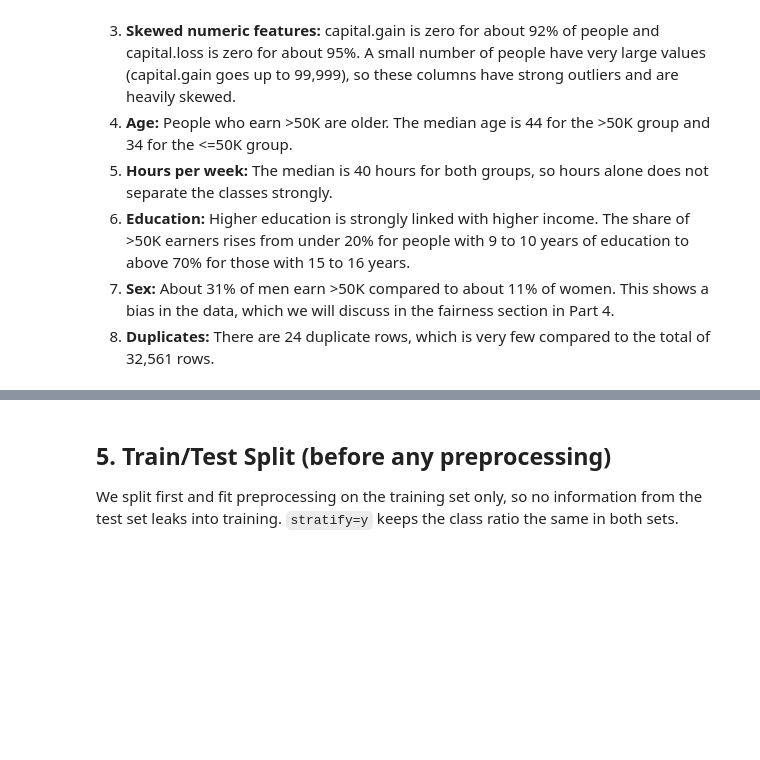
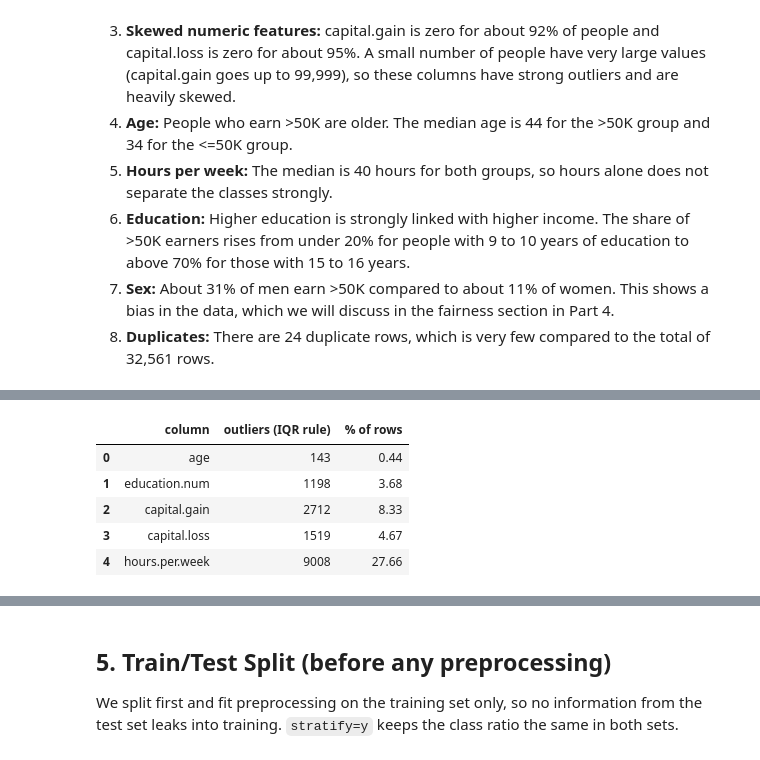
Before and after one commit to Urooj-Fatima-Muddsar/adult-income-ml-project, a Jupyter notebook: notebooks/part1.ipynb, the cells around one changed output, grey strips where cells are left out. Cells and saved outputs as stored; diff of their text form; code cells hidden in the pictures; blank space fills up the shorter version.

```diff
--- a/notebooks/part1.ipynb
+++ b/notebooks/part1.ipynb
@@ -163,0 +165,17 @@ plt.show()
+# %%
+num_check = ["age", "education.num", "capital.gain", "capital.loss", "hours.per.week"]
+rows = []
+for c in num_check:
+    q1, q3 = df[c].quantile([0.25, 0.75])
+    iqr = q3 - q1
+    low, high = q1 - 1.5 * iqr, q3 + 1.5 * iqr
+    n_out = ((df[c] < low) | (df[c] > high)).sum()
+    rows.append([c, n_out, round(100 * n_out / len(df), 2)])
+pd.DataFrame(rows, columns=["column", "outliers (IQR rule)", "% of rows"])
+# %% [output]
+|  | column | outliers (IQR rule) | % of rows |
+| 0 | age | 143 | 0.44 |
+| 1 | education.num | 1198 | 3.68 |
+| 2 | capital.gain | 2712 | 8.33 |
+| 3 | capital.loss | 1519 | 4.67 |
+| 4 | hours.per.week | 9008 | 27.66 |
```
Also changed, not shown: parts of 15 cells of this notebook.
